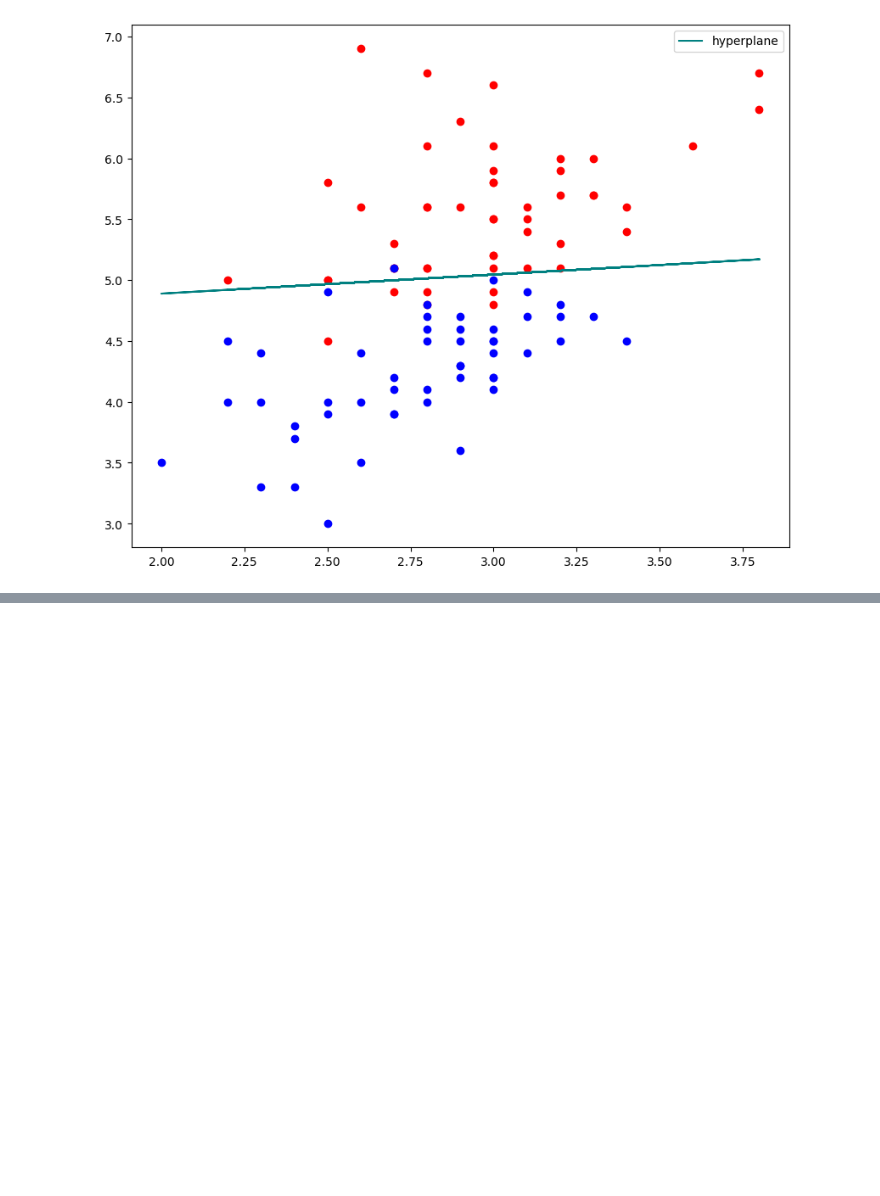
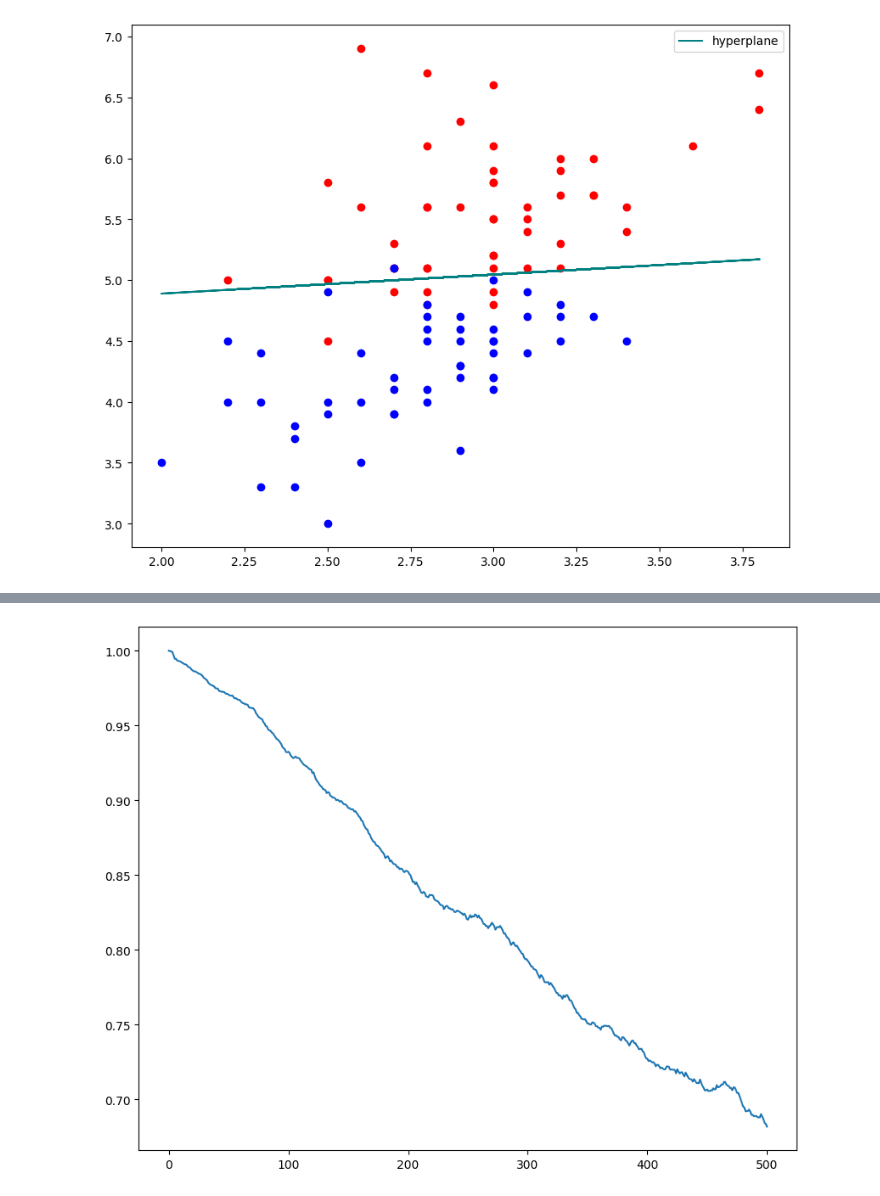
Before and after one commit to azizdevlab-creator/ML-DL_learning, a Jupyter notebook: MachineLearning/MLcourse/sgd_classification.ipynb, the cells around one changed output, grey strips where cells are left out. Cells and saved outputs as stored; diff of their text form; code cells hidden in the pictures; blank space fills up the shorter version.

```diff
--- a/MachineLearning/MLcourse/sgd_classification.ipynb
+++ b/MachineLearning/MLcourse/sgd_classification.ipynb
@@ -64,3 +70,38 @@ plt.legend()
 plt.show()
 # %% [output]
 [figure]
+# %%
+# Task2
+def loss(w, x, y):
+    M = np.dot(x, w) * y
+    return np.exp(-M)
+
+def df(w, x, y):
+    M = np.dot(x, w) * y
+    return -np.exp(-M) * x.T * y
+
+data_x = [(5.8, 1.2), (5.6, 1.5), (6.5, 1.5), (6.1, 1.3), (6.4, 1.3), (7.7, 2.0), (6.0, 1.8), (5.6, 1.3), (6.0, 1.6), (5.8, 1.9), (5.7, 2.0), (6.3, 1.5), (6.2, 1.8), (7.7, 2.3), (5.8, 1.2), (6.3, 1.8), (6.0, 1.0), (6.2, 1.3), (5.7, 1.3), (6.3, 1.9), (6.7, 2.5), (5.5, 1.2), (4.9, 1.0), (6.1, 1.4), (6.0, 1.6), (7.2, 2.5), (7.3, 1.8), (6.6, 1.4), (5.6, 2.0), (5.5, 1.0), (6.4, 2.2), (5.6, 1.3), (6.6, 1.3), (6.9, 2.1), (6.8, 2.1), (5.7, 1.3), (7.0, 1.4), (6.1, 1.4), (6.1, 1.8), (6.7, 1.7), (6.0, 1.5), (6.5, 1.8), (6.4, 1.5), (6.9, 1.5), (5.6, 1.3), (6.7, 1.4), (5.8, 1.9), (6.3, 1.3), (6.7, 2.1), (6.2, 2.3), (6.3, 2.4), (6.7, 1.8), (6.4, 2.3), (6.2, 1.5), (6.1, 1.4), (7.1, 2.1), (5.7, 1.0), (6.8, 1.4), (6.8, 2.3), (5.1, 1.1), (4.9, 1.7), (5.9, 1.8), (7.4, 1.9), (6.5, 2.0), (6.7, 1.5), (6.5, 2.0), (5.8, 1.0), (6.4, 2.1), (7.6, 2.1), (5.8, 2.4), (7.7, 2.2), (6.3, 1.5), (5.0, 1.0), (6.3, 1.6), (7.7, 2.3), (6.4, 1.9), (6.5, 2.2), (5.7, 1.2), (6.9, 2.3), (5.7, 1.3), (6.1, 1.2), (5.4, 1.5), (5.2, 1.4), (6.7, 2.3), (7.9, 2.0), (5.6, 1.1), (7.2, 1.8), (5.5, 1.3), (7.2, 1.6), (6.3, 2.5), (6.3, 1.8), (6.7, 2.4), (5.0, 1.0), (6.4, 1.8), (6.9, 2.3), (5.5, 1.3), (5.5, 1.1), (5.9, 1.5), (6.0, 1.5), (5.9, 1.8)]
+data_y = [-1, -1, -1, -1, -1, 1, 1, -1, -1, 1, 1, -1, 1, 1, -1, 1, -1, -1, -1, 1, 1, -1, -1, -1, -1, 1, 1, -1, 1, -1, 1, -1, -1, 1, 1, -1, -1, 1, 1, -1, 1, 1, -1, -1, -1, -1, 1, -1, 1, 1, 1, 1, 1, -1, -1, 1, -1, -1, 1, -1, 1, -1, 1, 1, -1, 1, -1, 1, 1, 1, 1, 1, -1, -1, 1, 1, 1, -1, 1, -1, -1, -1, -1, 1, 1, -1, 1, -1, 1, 1, 1, 1, -1, 1, 1, -1, -1, -1, -1, 1]
+
+x_train = np.array([[1, x[0], x[1]] for x in data_x])
+y_train = np.array(data_y)
+
+n_train = len(x_train)  # размер обучающей выборки
+w = np.array([0.0, 0.0, 0.0])  # начальные весовые коэффициенты
+nt = np.array([0.5, 0.01, 0.01])  # шаг обучения для каждого параметра w0, w1, w2
+lm = 0.01  # значение параметра лямбда для вычисления скользящего экспоненциального среднего
+N = 500  # число итераций алгоритма SGD
+batch_size = 10 # размер мини-батча (величина K = 10)
+Qe = np.mean(loss(w, x_train, y_train))
+Qe_ls = [Qe]
+np.random.seed(0) # генерация одинаковых последовательностей псевдослучайных чисел]
+for i in range(N):
+    k = np.random.randint(0, n_train-batch_size-1)
+    x_batch = x_train[k:k+batch_size]
+    y_batch = y_train[k:k+batch_size]
+    dw = np.mean(df(w, x_batch, y_batch), axis=1)
+    w = w - dw * nt
+    Lk = np.mean(loss(w, x_batch, y_batch), axis=0)
+    Qe = lm * Lk + (1-lm)*Qe
+    Qe_ls.append(Qe)
+Q = np.mean((np.dot(x_train, w) * y_train)>0)
@@ -66,0 +168,6 @@ plt.show()
+# %%
+plt.figure(figsize=(10, 8))
+plt.plot(np.arange(len(Qe_ls)), Qe_ls)
+plt.show()
+# %% [output]
+[figure, added]
```
Also changed, not shown: parts of 7 cells of this notebook.
